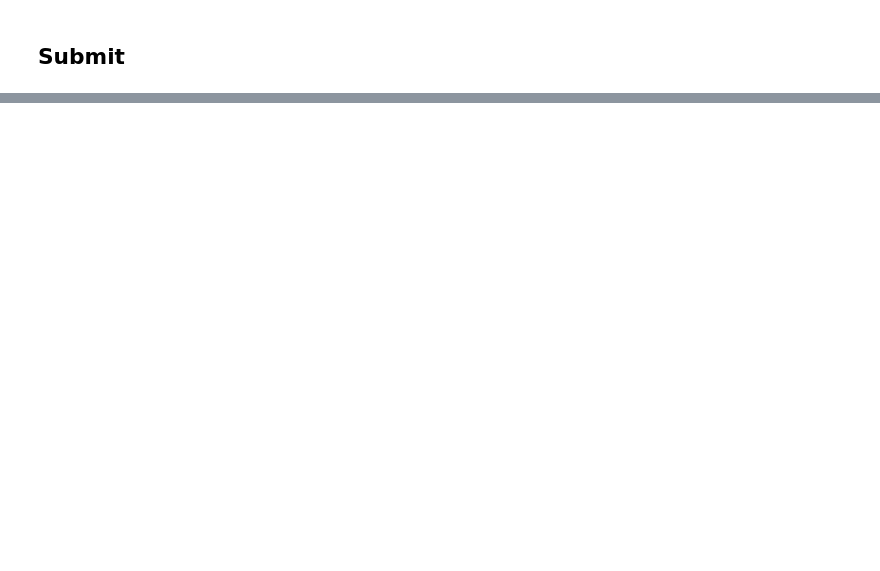
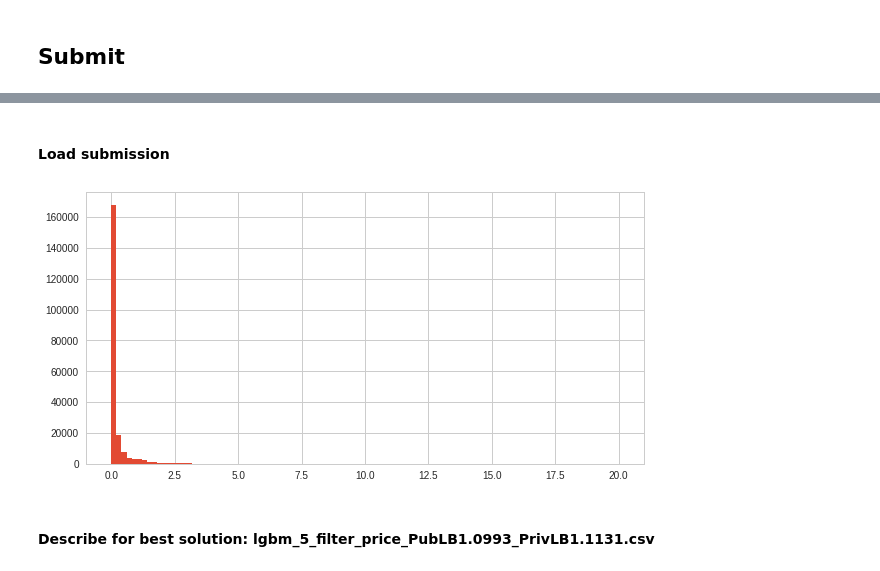
Before and after one commit to badbul/Coursera_competitive-data-science, a Jupyter notebook: Contest_1C/contest_1c.ipynb, the cells around one changed output, grey strips where cells are left out. Saved outputs shown, nothing was run; the diff lists cells and outputs as text; code cells hidden in the pictures; blank space fills up the shorter version.

```diff
--- a/Contest_1C/contest_1c.ipynb
+++ b/Contest_1C/contest_1c.ipynb
@@ -668,0 +1432,8 @@ sub_df.to_csv('submissions/lgbm_5_filter_price.csv',index=False)
+# %% [markdown]
+#### Load submission
+# %%
+sub_df['item_cnt_month'].hist(bins=100);
+# %% [output]
+[figure, added]
+# %% [markdown]
+#### Describe for best solution: lgbm_5_filter_price_PubLB1.0993_PrivLB1.1131.csv
```
Also changed, not shown: parts of 101 cells of this notebook.
